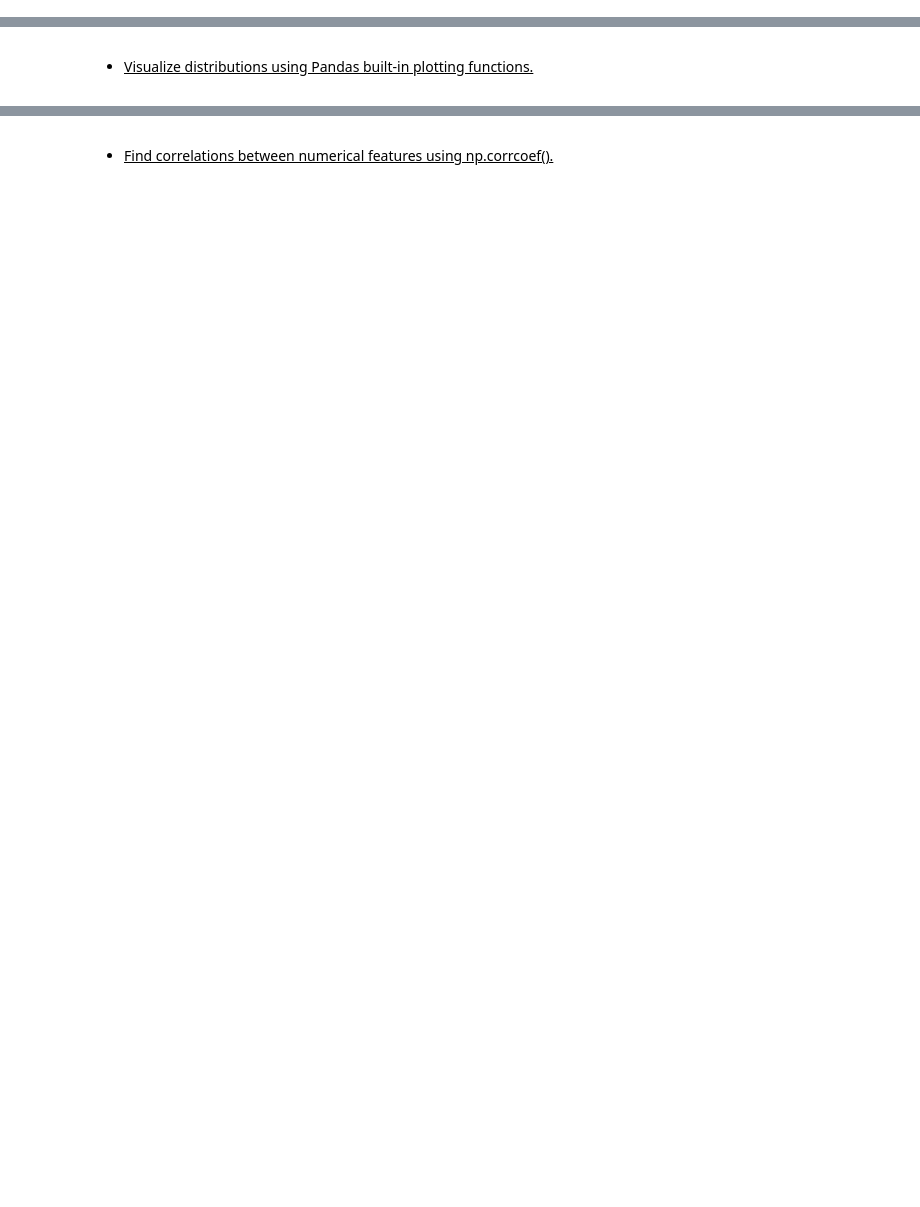
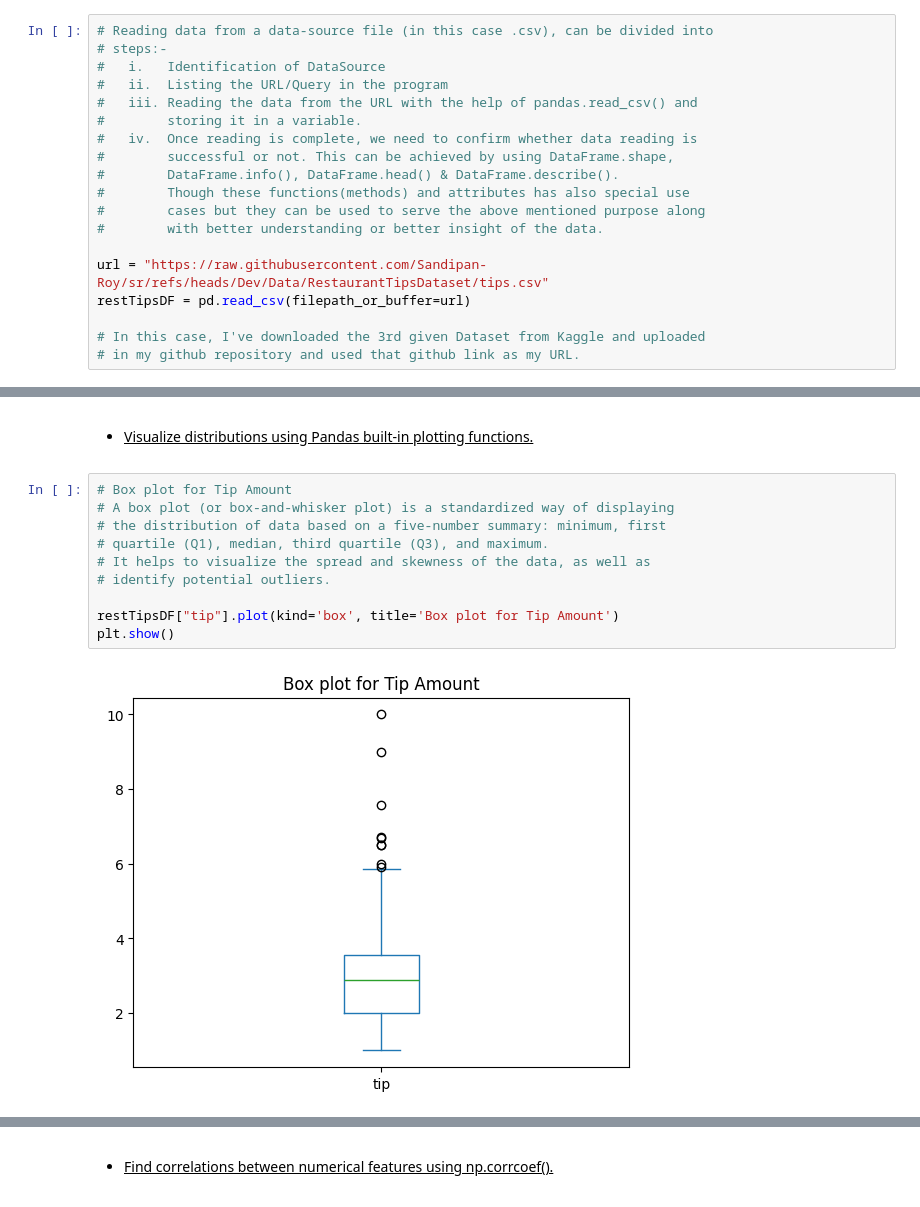
Before and after one commit to Sandipan-Roy/sr, a Jupyter notebook: Assg_SandipanRoy_2_20260105.ipynb, the cells around one changed output, grey strips where cells are left out. Cells and saved outputs as stored; diff of their text form; blank space fills up the shorter version.

```diff
--- a/Assg_SandipanRoy_2_20260105.ipynb
+++ b/Assg_SandipanRoy_2_20260105.ipynb
@@ -165,3 +630,22 @@ import matplotlib.pyplot as plt
 <li><u>Read data using pd.read_csv().</u></li>
 </ul>
 </p>
+# %%
+# Reading data from a data-source file (in this case .csv), can be divided into
+# steps:-
+#   i.   Identification of DataSource
+#   ii.  Listing the URL/Query in the program
+#   iii. Reading the data from the URL with the help of pandas.read_csv() and
+#        storing it in a variable.
+#   iv.  Once reading is complete, we need to confirm whether data reading is
+#        successful or not. This can be achieved by using DataFrame.shape,
+#        DataFrame.info(), DataFrame.head() & DataFrame.describe().
+#        Though these functions(methods) and attributes has also special use
+#        cases but they can be used to serve the above mentioned purpose along
+#        with better understanding or better insight of the data.
+
+url = "https://raw.githubusercontent.com/Sandipan-Roy/sr/refs/heads/Dev/Data/RestaurantTipsDataset/tips.csv"
+restTipsDF = pd.read_csv(filepath_or_buffer=url)
+
+# In this case, I've downloaded the 3rd given Dataset from Kaggle and uploaded
+# in my github repository and used that github link as my URL.
@@ -219,3 +1138,15 @@ import matplotlib.pyplot as plt
 <li><u>Visualize distributions using Pandas built-in plotting functions.</u></li>
 </ul>
 </p>
+# %%
+# Box plot for Tip Amount
+# A box plot (or box-and-whisker plot) is a standardized way of displaying
+# the distribution of data based on a five-number summary: minimum, first
+# quartile (Q1), median, third quartile (Q3), and maximum.
+# It helps to visualize the spread and skewness of the data, as well as
+# identify potential outliers.
+
+restTipsDF["tip"].plot(kind='box', title='Box plot for Tip Amount')
+plt.show()
+# %% [output]
+[figure, added]
```
Also changed, not shown: parts of 73 cells of this notebook.
